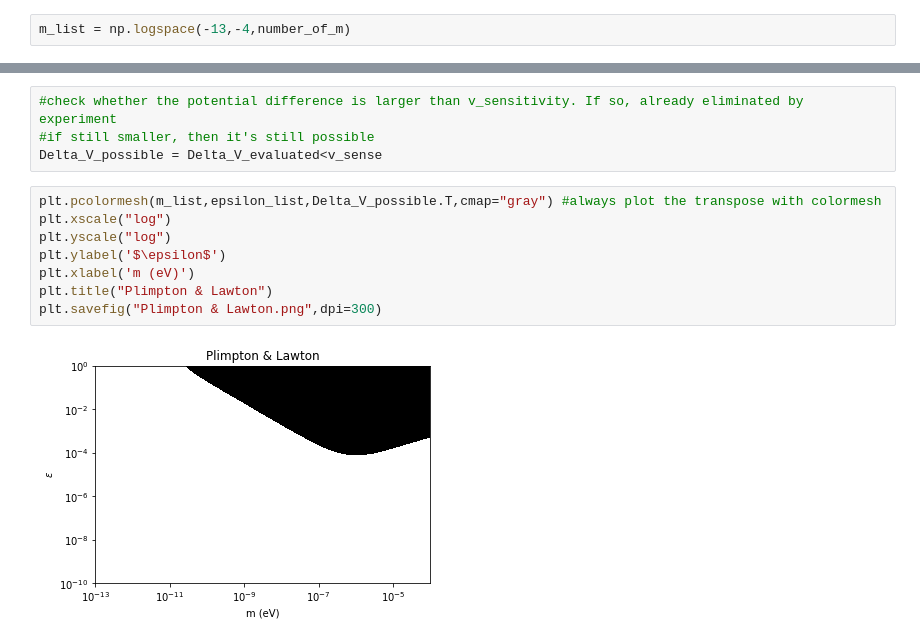
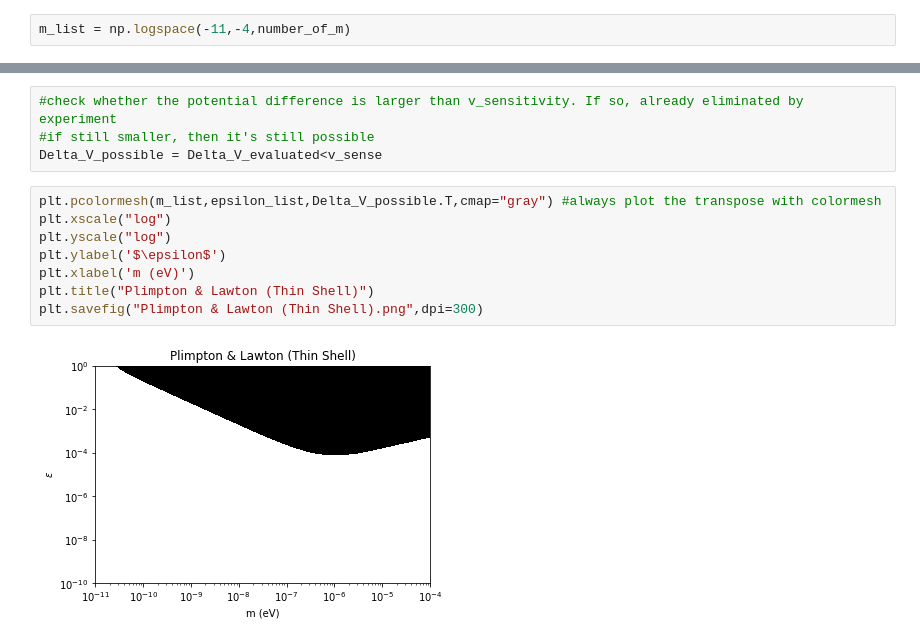
Before and after one commit to samuelwong100/Dark-Photon-Detection, a Jupyter notebook: Thin Shell Experiment Re-analysis/Pimpton & Lawton Re-analysis.ipynb, the cells around one changed output, grey strips where cells are left out. Saved outputs shown, nothing was run; the diff lists cells and outputs as text.

```diff
--- a/Thin Shell Experiment Re-analysis/Pimpton & Lawton Re-analysis.ipynb
+++ b/Thin Shell Experiment Re-analysis/Pimpton & Lawton Re-analysis.ipynb
@@ -23,7 +23,7 @@ number_of_m = 2000
 # %%
 epsilon_list = np.logspace(-10,0,number_of_epsilon) #this is the base 10 exponent range
 # %%
-m_list = np.logspace(-13,-4,number_of_m)
+m_list = np.logspace(-11,-4,number_of_m)
 # %%
 Delta_V_evaluated = np.zeros(shape=(number_of_epsilon,number_of_m))
 for (i,m) in enumerate(m_list):
@@ -36,10 +36,10 @@ Delta_V_possible = Delta_V_evaluated<v_sense
 # %%
 plt.pcolormesh(m_list,epsilon_list,Delta_V_possible.T,cmap="gray") #always plot the transpose with colormesh
 plt.xscale("log")
 plt.yscale("log")
 plt.ylabel('$\epsilon$')
 plt.xlabel('m (eV)')
-plt.title("Plimpton & Lawton")
-plt.savefig("Plimpton & Lawton.png",dpi=300)
+plt.title("Plimpton & Lawton (Thin Shell)")
+plt.savefig("Plimpton & Lawton (Thin Shell).png",dpi=300)
 # %% [output]
-[figure, old version]
+[figure, new version]
```
Also changed, not shown: 21 other files.
